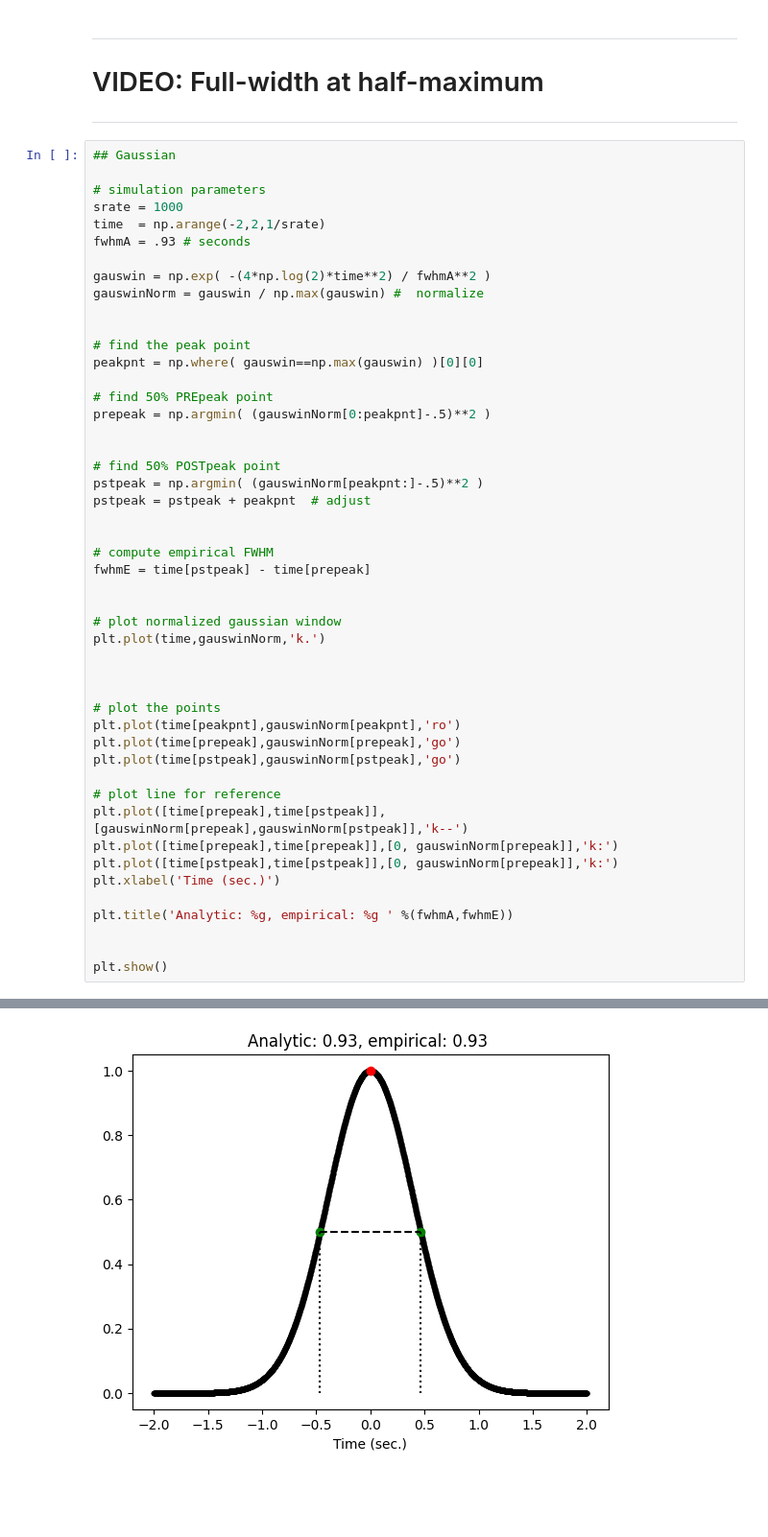
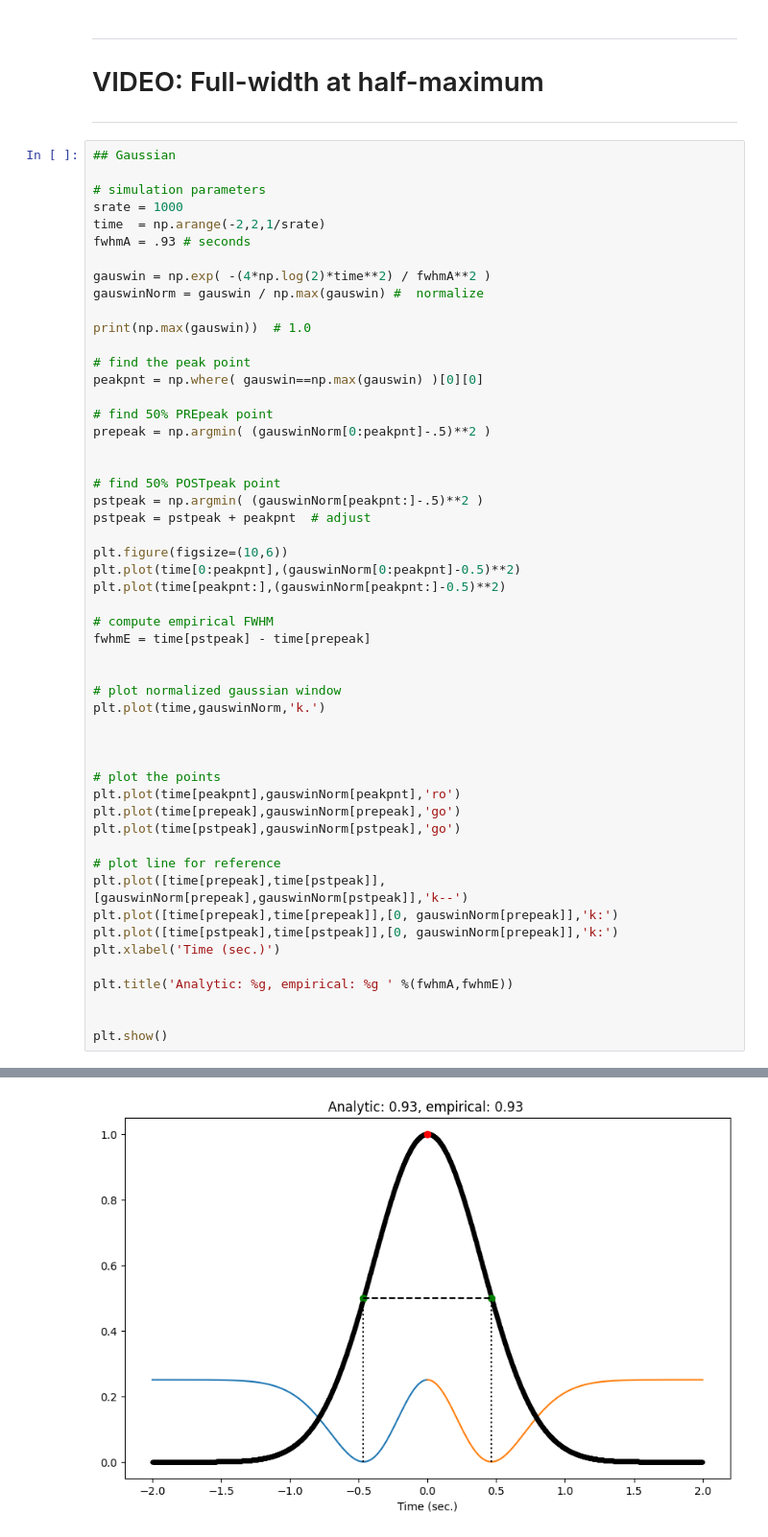
Before and after one commit to marzzelo/SignalProcessing, a Jupyter notebook: featdet/sigprocMXC_featuredetection.ipynb, the cells around one changed output, grey strips where cells are left out. Shown at 96% size. Saved outputs shown, nothing was run; the diff lists cells and outputs as text; blank space fills up the shorter version.

```diff
--- a/featdet/sigprocMXC_featuredetection.ipynb
+++ b/featdet/sigprocMXC_featuredetection.ipynb
@@ -578,6 +578,7 @@ fwhmA = .93 # seconds
 gauswin = np.exp( -(4*np.log(2)*time**2) / fwhmA**2 )
 gauswinNorm = gauswin / np.max(gauswin) #  normalize
 
+print(np.max(gauswin))  # 1.0
 
 # find the peak point
 peakpnt = np.where( gauswin==np.max(gauswin) )[0][0]
@@ -590,6 +591,9 @@ prepeak = np.argmin( (gauswinNorm[0:peakpnt]-.5)**2 )
 pstpeak = np.argmin( (gauswinNorm[peakpnt:]-.5)**2 )
 pstpeak = pstpeak + peakpnt  # adjust
 
+plt.figure(figsize=(10,6))
+plt.plot(time[0:peakpnt],(gauswinNorm[0:peakpnt]-0.5)**2)
+plt.plot(time[peakpnt:],(gauswinNorm[peakpnt:]-0.5)**2)
 
 # compute empirical FWHM
 fwhmE = time[pstpeak] - time[prepeak]
@@ -619,4 +624,4 @@ plt.show()
-[figure, old version]
+[figure, new version]
 # %%
 ## example with asymmetric shape
 
```
Also changed, not shown: parts of 13 cells of this notebook.
